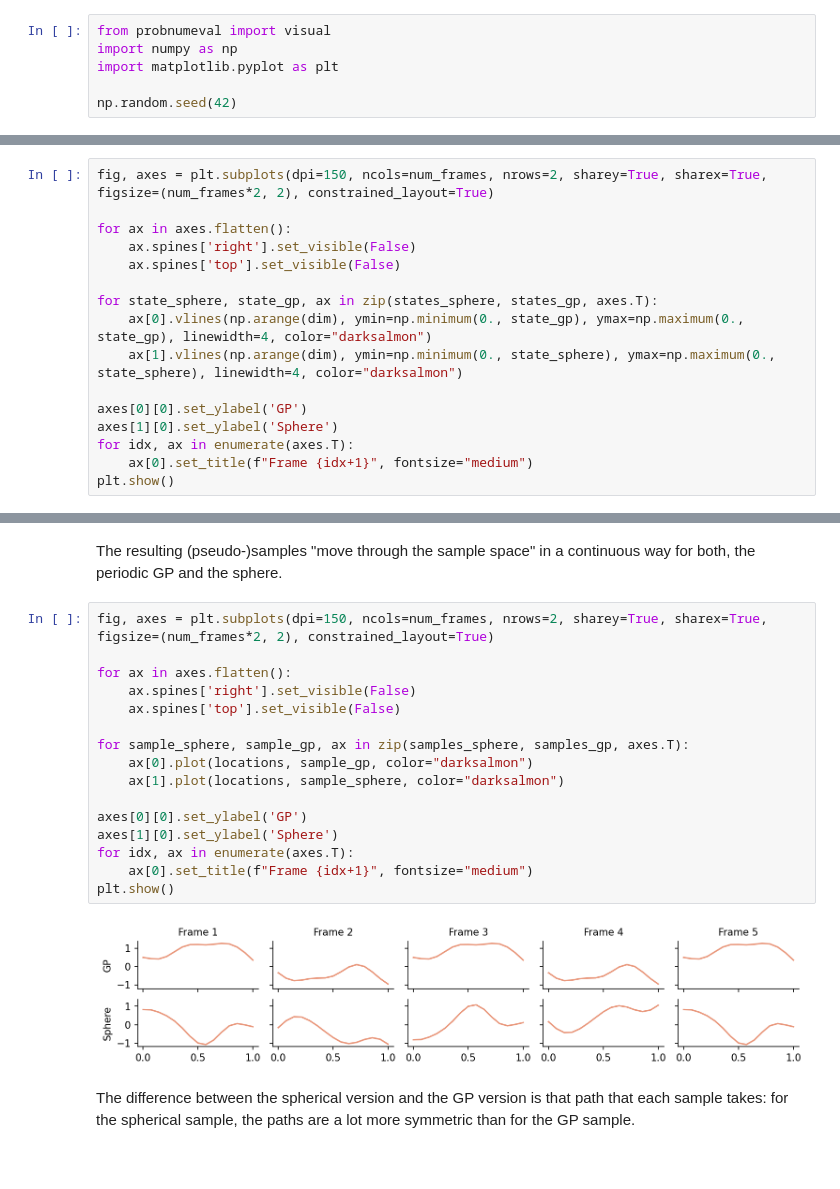
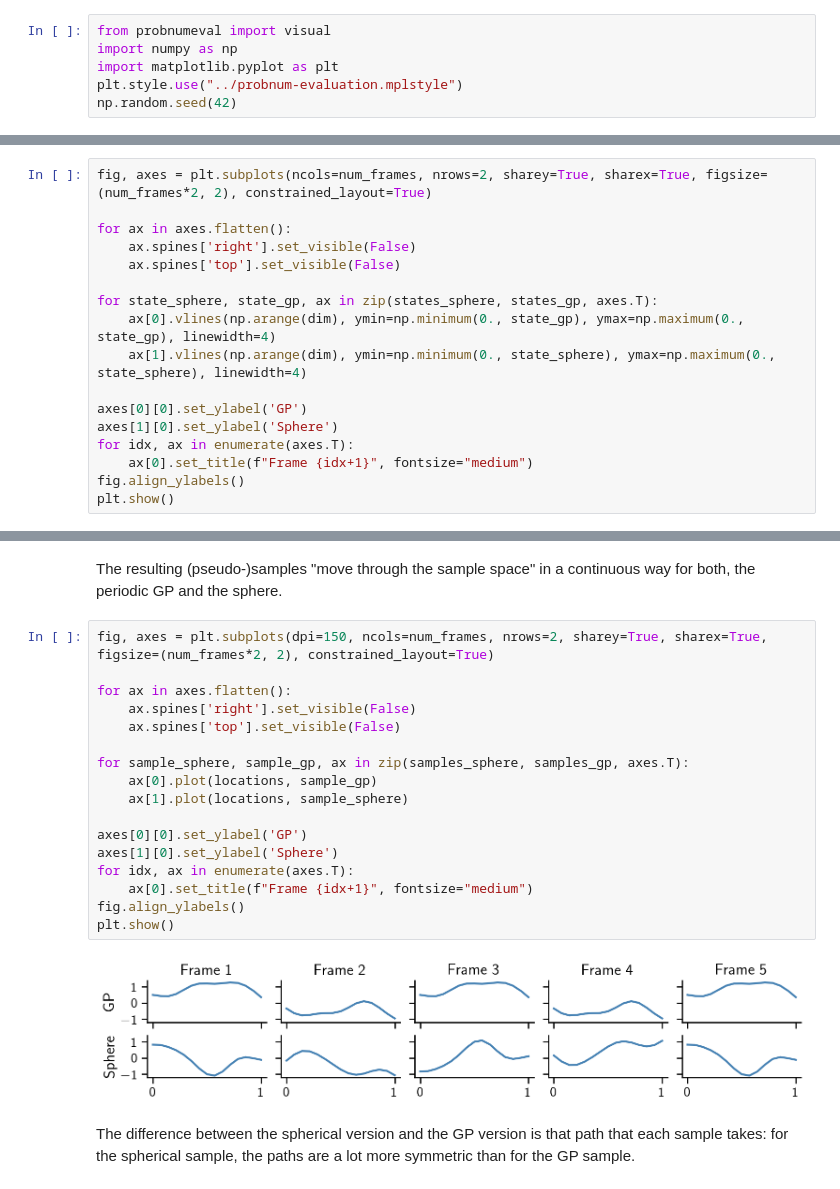
Before and after one commit to probabilistic-numerics/probnum-evaluation, a Jupyter notebook: docs/source/tutorials/animate_gaussian_distributions.ipynb, the cells around one changed output, grey strips where cells are left out. Saved outputs shown, nothing was run; the diff lists cells and outputs as text.

```diff
--- a/docs/source/tutorials/animate_gaussian_distributions.ipynb
+++ b/docs/source/tutorials/animate_gaussian_distributions.ipynb
@@ -6,7 +6,7 @@ This notebook demonstrates how to use the functionality in `ProbNum-Evaluation`
 from probnumeval import visual
 import numpy as np
 import matplotlib.pyplot as plt
-
+plt.style.use("../probnum-evaluation.mplstyle")
 np.random.seed(42)
 # %% [markdown]
 As a toy example, let us consider animate a sample from a Gaussian process on 15 grid points with `N =5` frames.
@@ -22,19 +22,20 @@ states_sphere = visual.animate_with_great_circle_of_unitsphere(dim, num_frames,
 # %% [markdown]
 The output of the `animate_with*` function is a sequence of (pseudo-) samples from a standard Normal distribution.
 # %%
-fig, axes = plt.subplots(dpi=150, ncols=num_frames, nrows=2, sharey=True, sharex=True, figsize=(num_frames*2, 2), constrained_layout=True)
+fig, axes = plt.subplots(ncols=num_frames, nrows=2, sharey=True, sharex=True, figsize=(num_frames*2, 2), constrained_layout=True)
 
 for ax in axes.flatten():
     ax.spines['right'].set_visible(False)
     ax.spines['top'].set_visible(False)
 
 for state_sphere, state_gp, ax in zip(states_sphere, states_gp, axes.T):
-    ax[0].vlines(np.arange(dim), ymin=np.minimum(0., state_gp), ymax=np.maximum(0., state_gp), linewidth=4, color="darksalmon")
-    ax[1].vlines(np.arange(dim), ymin=np.minimum(0., state_sphere), ymax=np.maximum(0., state_sphere), linewidth=4, color="darksalmon")
+    ax[0].vlines(np.arange(dim), ymin=np.minimum(0., state_gp), ymax=np.maximum(0., state_gp), linewidth=4)
+    ax[1].vlines(np.arange(dim), ymin=np.minimum(0., state_sphere), ymax=np.maximum(0., state_sphere), linewidth=4)
 
 axes[0][0].set_ylabel('GP')
 axes[1][0].set_ylabel('Sphere')
 for idx, ax in enumerate(axes.T):
     ax[0].set_title(f"Frame {idx+1}", fontsize="medium")
+fig.align_ylabels()
 plt.show()
 # %% [output]
@@ -57,20 +58,21 @@ The resulting (pseudo-)samples "move through the sample space" in a continuous w
 # %%
 fig, axes = plt.subplots(dpi=150, ncols=num_frames, nrows=2, sharey=True, sharex=True, figsize=(num_frames*2, 2), constrained_layout=True)
 
 for ax in axes.flatten():
     ax.spines['right'].set_visible(False)
     ax.spines['top'].set_visible(False)
 
 for sample_sphere, sample_gp, ax in zip(samples_sphere, samples_gp, axes.T):
-    ax[0].plot(locations, sample_gp, color="darksalmon")
-    ax[1].plot(locations, sample_sphere, color="darksalmon")
+    ax[0].plot(locations, sample_gp)
+    ax[1].plot(locations, sample_sphere)
 
 axes[0][0].set_ylabel('GP')
 axes[1][0].set_ylabel('Sphere')
 for idx, ax in enumerate(axes.T):
     ax[0].set_title(f"Frame {idx+1}", fontsize="medium")
+fig.align_ylabels()
 plt.show()
 # %% [output]
-[figure, old version]
+[figure, new version]
 # %% [markdown]
 The difference between the spherical version and the GP version is that path that each sample takes: for the spherical sample, the paths are a lot more symmetric than for the GP sample.
```
Also changed, not shown: parts of 1 cell of this notebook, 2 other files.
